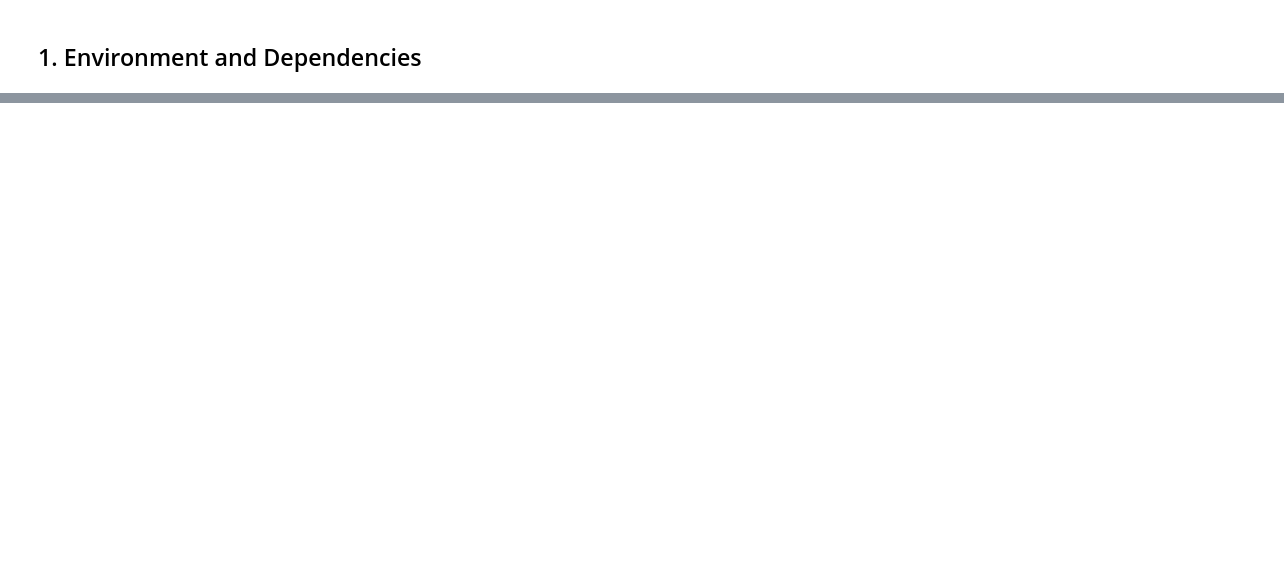
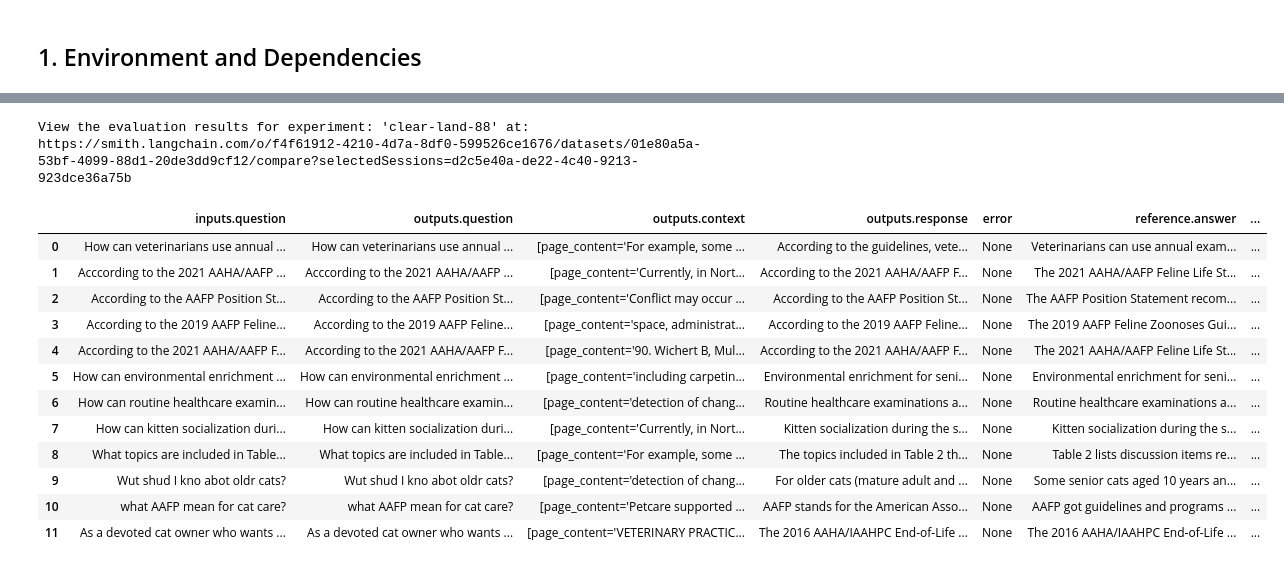
Before and after one commit to kudiljak/AIE9, a Jupyter notebook: 16_LLM_Servers/fireworks_langgraph_rag.ipynb, the cells around one changed output, grey strips where cells are left out. Saved outputs shown, nothing was run; the diff lists cells and outputs as text; code cells hidden in the pictures; blank space fills up the shorter version.

Commit message:
Add Fireworks vs OpenAI RAG notebook with RAGAS, LangSmith comparison and dashboard image
Made-with: Cursor

```diff
--- a/16_LLM_Servers/fireworks_langgraph_rag.ipynb
+++ b/16_LLM_Servers/fireworks_langgraph_rag.ipynb
@@ -164,0 +80,12 @@ Ideas to extend this notebook:
+# %%
+human_template = (
+    "\n#CONTEXT:\n{context}\n\nQUERY:\n{query}\n\n"
+    "Use the provide context to answer the provided user query. "
+    "Only use the provided context to answer the query. If you do not know the answer, or it's not contained in the provided context respond with \"I don't know\""
+)
+chat_prompt = ChatPromptTemplate.from_messages([("human", human_template)])
+generator_llm = ChatOpenAI(
+    model=os.environ.get("FIREWORKS_CHAT_MODEL", "accounts/fireworks/models/gpt-oss-20b"),
+    openai_api_key=os.environ["FIREWORKS_API_KEY"],
+    openai_api_base="https://api.fireworks.ai/inference/v1",
+)
@@ -164,0 +368,22 @@ Ideas to extend this notebook:
+# %%
+evaluate(
+    openai_graph.invoke,
+    data=dataset_name,
+    metadata={"revision_id": "openai_graph"},
+)
+# %% [output]
+View the evaluation results for experiment: 'clear-land-88' at:
+https://smith.langchain.com/o/f4f61912-4210-4d7a-8df0-599526ce1676/datasets/01e80a5a-53bf-4099-88d1-20de3dd9cf12/compare?selectedSessions=d2c5e40a-de22-4c40-9213-923dce36a75b
+|  | inputs.question | outputs.question | outputs.context | outputs.response | error | reference.answer | ... |
+| 0 | How can veterinarians use annual ... | How can veterinarians use annual ... | [page_content='For example, some ... | According to the guidelines, vete... | None | Veterinarians can use annual exam... | ... |
+| 1 | Acccording to the 2021 AAHA/AAFP ... | Acccording to the 2021 AAHA/AAFP ... | [page_content='Currently, in Nort... | According to the 2021 AAHA/AAFP F... | None | The 2021 AAHA/AAFP Feline Life St... | ... |
+| 2 | According to the AAFP Position St... | According to the AAFP Position St... | [page_content='Conﬂict may occur ... | According to the AAFP Position St... | None | The AAFP Position Statement recom... | ... |
+| 3 | According to the 2019 AAFP Feline... | According to the 2019 AAFP Feline... | [page_content='space, administrat... | According to the 2019 AAFP Feline... | None | The 2019 AAFP Feline Zoonoses Gui... | ... |
+| 4 | According to the 2021 AAHA/AAFP F... | According to the 2021 AAHA/AAFP F... | [page_content='90. Wichert B, Mul... | According to the 2021 AAHA/AAFP F... | None | The 2021 AAHA/AAFP Feline Life St... | ... |
+| 5 | How can environmental enrichment ... | How can environmental enrichment ... | [page_content='including carpetin... | Environmental enrichment for seni... | None | Environmental enrichment for seni... | ... |
+| 6 | How can routine healthcare examin... | How can routine healthcare examin... | [page_content='detection of chang... | Routine healthcare examinations a... | None | Routine healthcare examinations a... | ... |
+| 7 | How can kitten socialization duri... | How can kitten socialization duri... | [page_content='Currently, in Nort... | Kitten socialization during the s... | None | Kitten socialization during the s... | ... |
+| 8 | What topics are included in Table... | What topics are included in Table... | [page_content='For example, some ... | The topics included in Table 2 th... | None | Table 2 lists discussion items re... | ... |
+| 9 | Wut shud I kno abot oldr cats? | Wut shud I kno abot oldr cats? | [page_content='detection of chang... | For older cats (mature adult and ... | None | Some senior cats aged 10 years an... | ... |
+| 10 | what AAFP mean for cat care? | what AAFP mean for cat care? | [page_content='Petcare supported ... | AAFP stands for the American Asso... | None | AAFP got guidelines and programs ... | ... |
+| 11 | As a devoted cat owner who wants ... | As a devoted cat owner who wants ... | [page_content='VETERINARY PRACTIC... | The 2016 AAHA/IAAHPC End-of-Life ... | None | The 2016 AAHA/IAAHPC End-of-Life ... | ... |
```
Also changed, not shown: parts of 30 cells of this notebook, 2 other files.
